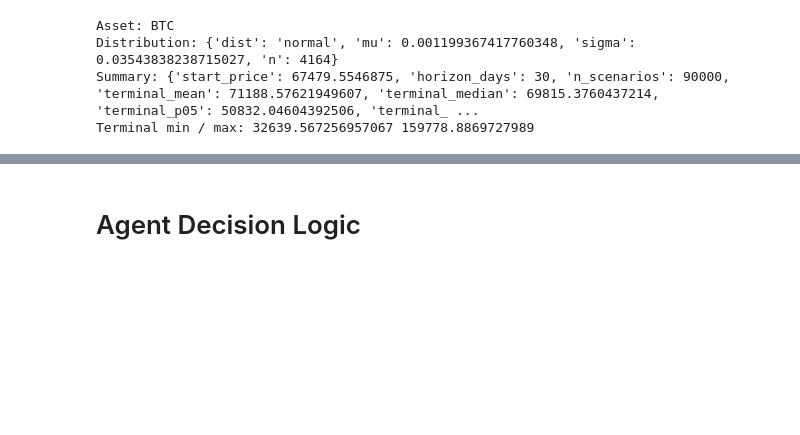
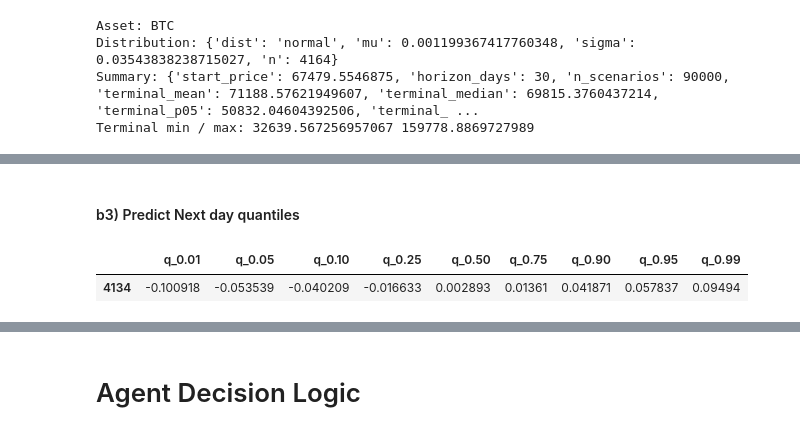
Before and after one commit to siagripsy/Agentic-Crypto-Return-Service, a Jupyter notebook: notebooks/demo_milestone2.ipynb, the cells around one changed output, grey strips where cells are left out. Drawn from its saved outputs; the diff is of its cells as text; code cells hidden in the pictures; blank space fills up the shorter version.

```diff
--- a/notebooks/demo_milestone2.ipynb
+++ b/notebooks/demo_milestone2.ipynb
@@ -172,0 +208,10 @@ Terminal min / max: 32639.567256957067 159778.8869727989
+# %%
+import joblib
+from pathlib import Path
+
+model_path = Path("artifacts/models/BTC_quantile_bundle.joblib")
+
+bundle = joblib.load(model_path)
+
+print("Loaded quantiles:", bundle.quantiles)
+print("Feature columns:", bundle.feature_cols)
@@ -172,0 +237,13 @@ Terminal min / max: 32639.567256957067 159778.8869727989
+# %% [markdown]
+#### b3) Predict Next day quantiles
+# %%
+from core.models.probabilistic_quantile import predict_quantiles
+
+x = features_df.iloc[[-1]]
+
+qpred = predict_quantiles(bundle, x)
+
+qpred
+# %% [output]
+|  | q_0.01 | q_0.05 | q_0.10 | q_0.25 | q_0.50 | q_0.75 | q_0.90 | q_0.95 | q_0.99 |
+| 4134 | -0.100918 | -0.053539 | -0.040209 | -0.016633 | 0.002893 | 0.01361 | 0.041871 | 0.057837 | 0.09494 |
```
Also changed, not shown: parts of 11 cells of this notebook, 10 other files.
